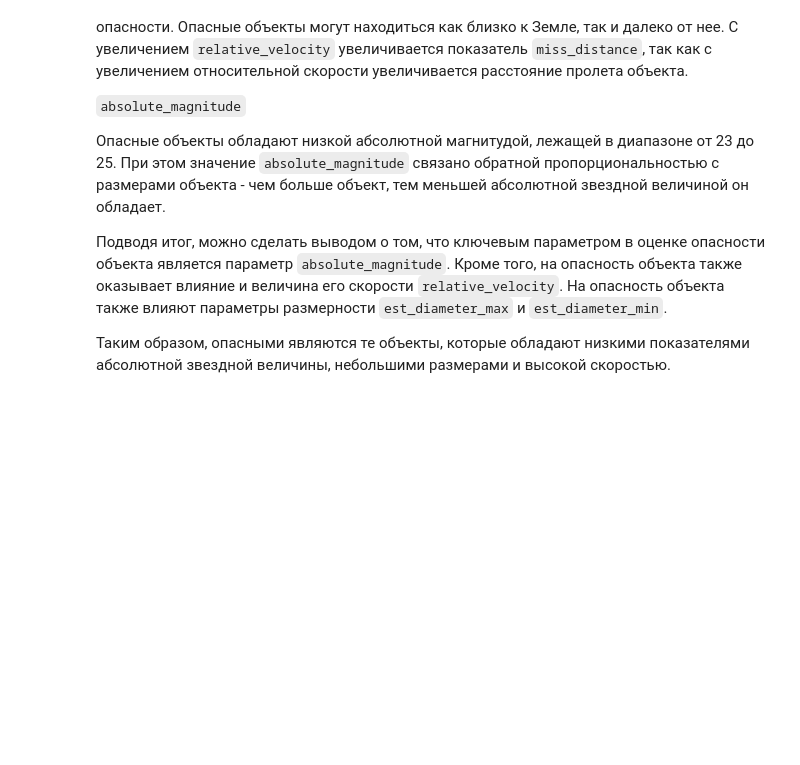
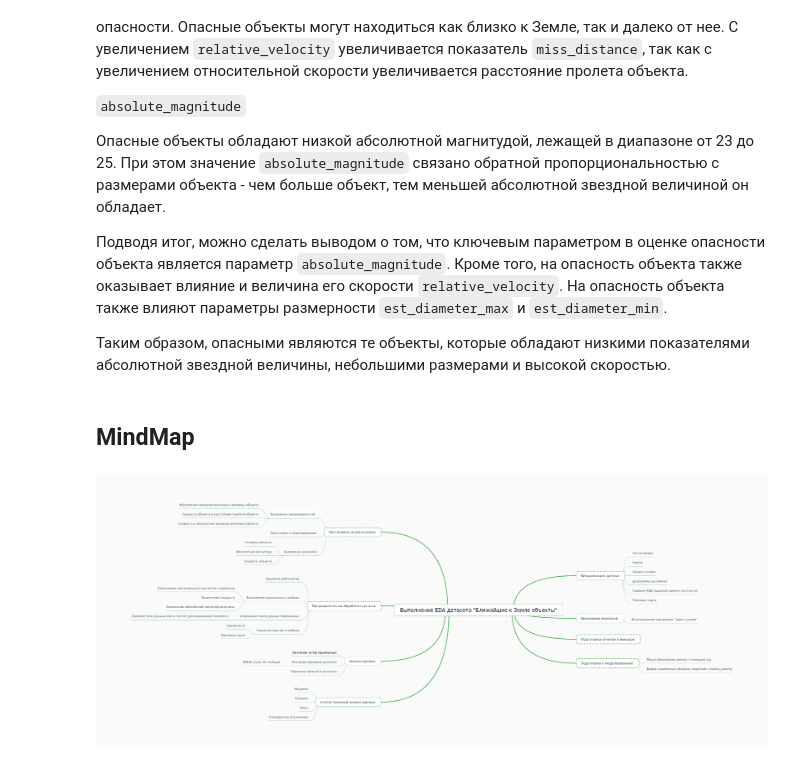
Before and after one commit to stwz13/ml, a Jupyter notebook: lab1_neo.ipynb, the cells around one changed output. Saved outputs shown, nothing was run; the diff lists cells and outputs as text; code cells hidden in the pictures; blank space fills up the shorter version.

Commit message:
add picture

```diff
--- a/lab1_neo.ipynb
+++ b/lab1_neo.ipynb
@@ -406,3 +407,9 @@ array([[<Axes: title={'center': 'est_diameter_min'}>,
 Подводя итог, можно сделать выводом о том, что ключевым параметром в оценке опасности объекта является параметр `absolute_magnitude`. Кроме того, на опасность объекта также оказывает влияние и величина его скорости `relative_velocity`. На опасность объекта также влияют параметры размерности  `est_diameter_max` и `est_diameter_min`.
 
 Таким образом, опасными являются те объекты, которые обладают низкими показателями абсолютной звездной величины, небольшими размерами и высокой скоростью.
+# %% [markdown]
+## MindMap
+# %%
+Image(filename='pictures/1.png')
+# %% [output]
+[figure, added]
```
Also changed, not shown: parts of 3 cells of this notebook, 1 other file.
